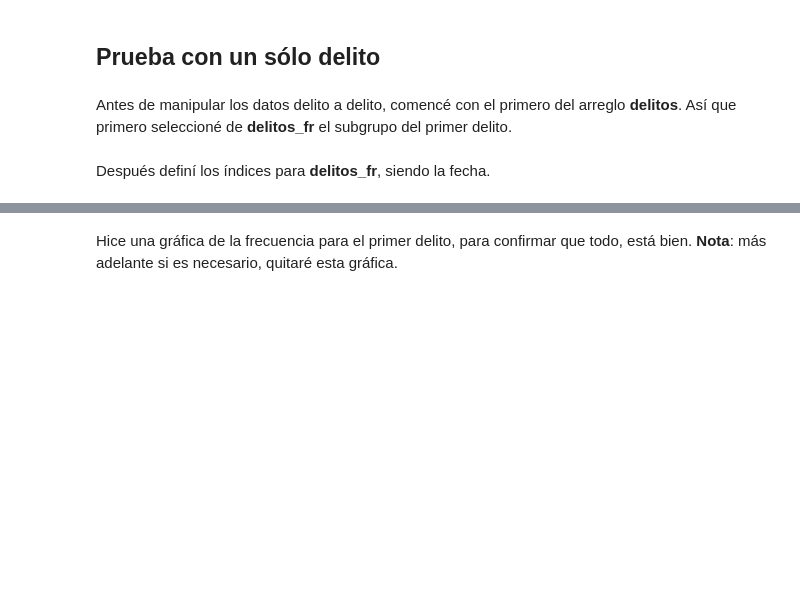
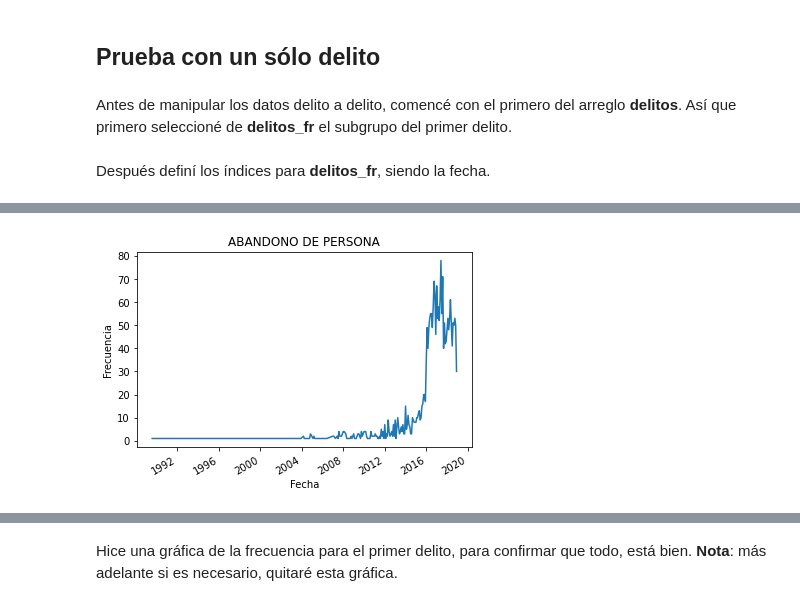
Before and after one commit to lorenaphys/OPI, a Jupyter notebook: Soluciones.ipynb, the cells around one changed output, grey strips where cells are left out. Cells and saved outputs as stored; diff of their text form; code cells hidden in the pictures; blank space fills up the shorter version.

```diff
--- a/Soluciones.ipynb
+++ b/Soluciones.ipynb
@@ -87,0 +153,8 @@ primer_delito.set_index(pd.to_datetime(primer_delito['mes_hechos']+'/'+primer_de
+# %%
+primer_delito['size'].plot()
+plt.xlabel('Fecha')
+plt.ylabel('Frecuencia')
+plt.title(delitos[0])
+plt.show()
+# %% [output]
+[figure, added]
```
Also changed, not shown: parts of 23 cells of this notebook.
